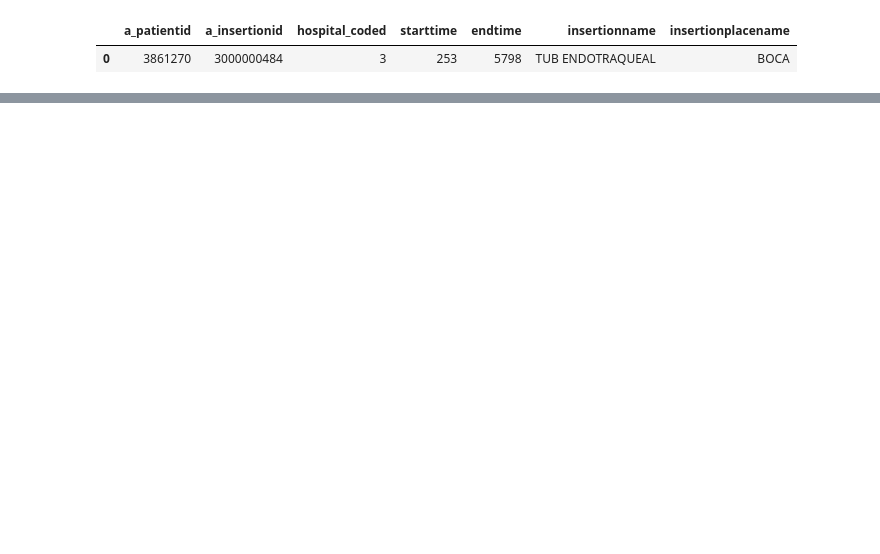
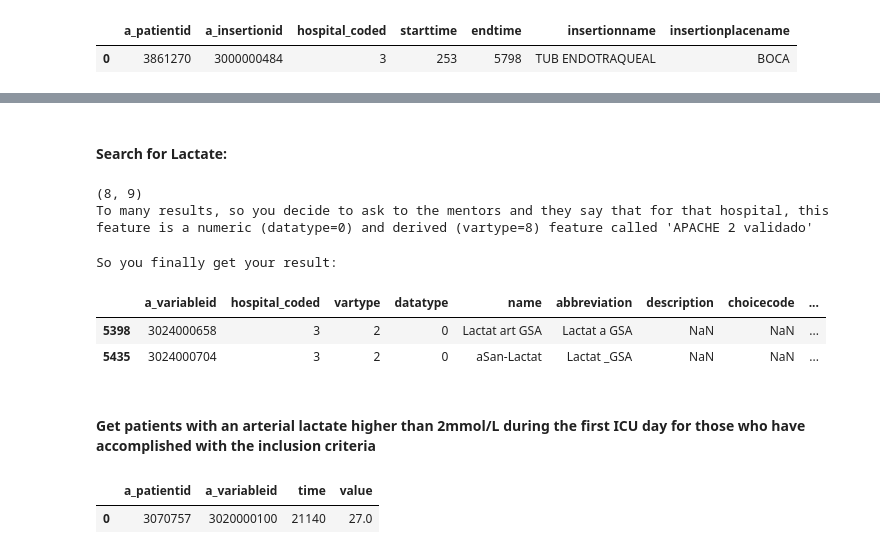
Before and after one commit to Ps7Pep/tgndatathon2022, a Jupyter notebook: icusics_db_tutorial.ipynb, the cells around one changed output, grey strips where cells are left out. Cells and saved outputs as stored; diff of their text form; code cells hidden in the pictures; blank space fills up the shorter version.

```diff
--- a/icusics_db_tutorial.ipynb
+++ b/icusics_db_tutorial.ipynb
@@ -273,0 +224,31 @@ variables_ref = pd.read_csv(f's3://{db}/{h}_db/variables_ref/{h}_variables_ref.c
+# %% [markdown]
+#### Search for Lactate:
+# %%
+# define key characters (remember that strings in this db can be in english, catalan or spanish language) to start a blind search
+
+key_chars = 'lactat'
+
+result = variables_ref[(variables_ref['name'].str.contains(key_chars, case=False, na=False)) | (
+    variables_ref['description'].str.contains(key_chars, case=False, na=False)) | (
+    variables_ref['choicestringvalue'].str.contains(key_chars, case=False, na=False))]
+
+print(result.shape)
+
+print("To many results, so you decide to ask to the mentors and they say that for that hospital, this feature is a numeric (datatype=0) and labres (vartype=2) \
+feature that contains 'GSA' label in the abbreviation")
+# %% [output]
+(8, 9)
+To many results, so you decide to ask to the mentors and they say that for that hospital, this feature is a numeric (datatype=0) and derived (vartype=8) feature called 'APACHE 2 validado'
+# %%
+result2 = result[(result['datatype']==0) & (result['vartype']==2) & (result['name'].str.contains('lactat', case=False, na=False)) & (
+    result['abbreviation'].str.contains('GSA', case=False, na=False))]
+
+print('So you finally get your result:')
+result2
+# %% [output]
+So you finally get your result:
+|  | a_variableid | hospital_coded | vartype | datatype | name | abbreviation | description | choicecode | ... |
+| 5398 | 3024000658 | 3 | 2 | 0 | Lactat art GSA | Lactat a GSA | NaN | NaN | ... |
+| 5435 | 3024000704 | 3 | 2 | 0 | aSan-Lactat | Lactat _GSA | NaN | NaN | ... |
+# %% [markdown]
+#### Get patients with an arterial lactate higher than 2mmol/L during the first ICU day for those who have accomplished with the inclusion criteria
@@ -273,0 +259,5 @@ variables_ref = pd.read_csv(f's3://{db}/{h}_db/variables_ref/{h}_variables_ref.c
+# %%
+v_labres_chunk.head(1)
+# %% [output]
+|  | a_patientid | a_variableid | time | value |
+| 0 | 3070757 | 3020000100 | 21140 | 27.0 |
```
Also changed, not shown: parts of 75 cells of this notebook.
